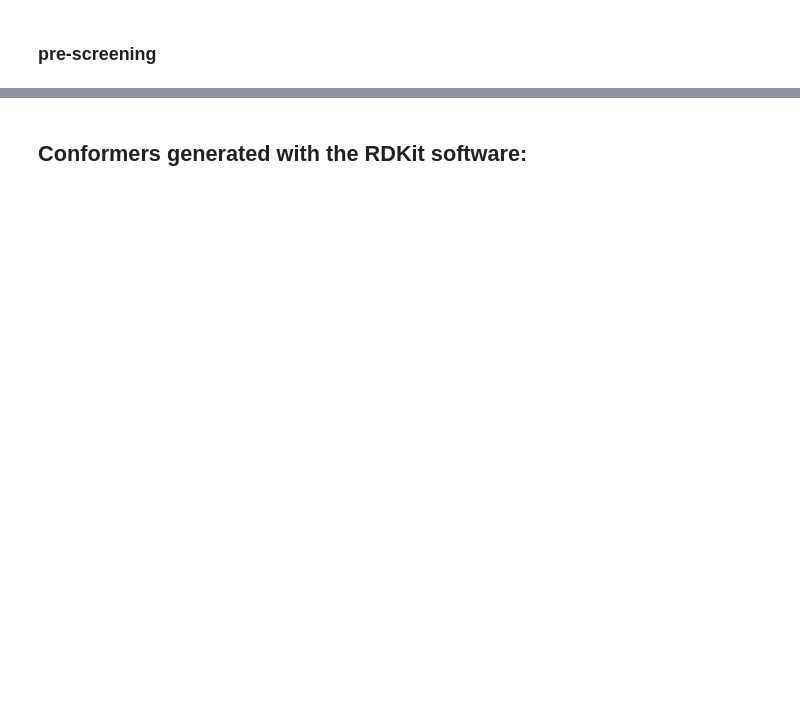
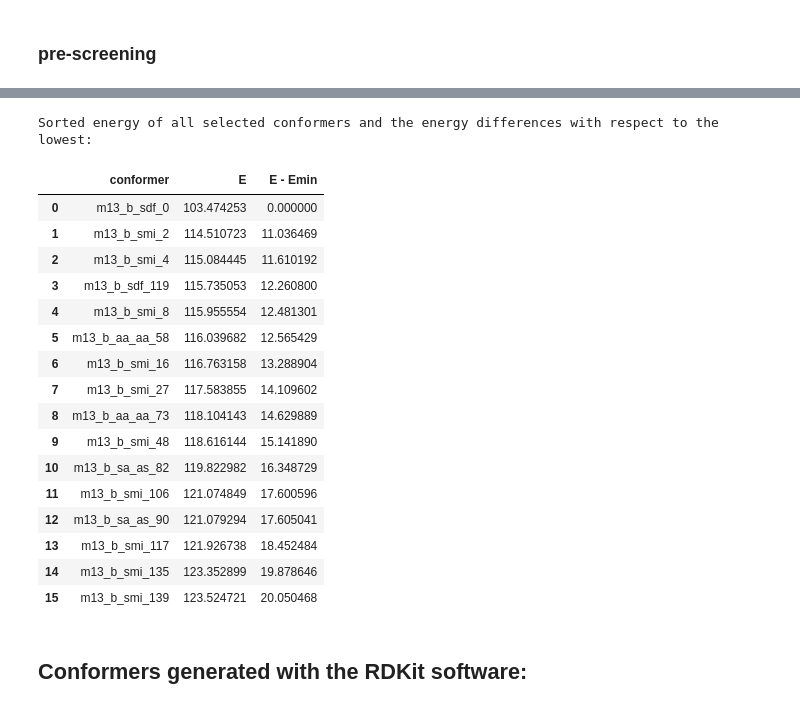
Before and after one commit to gosiao/icho-notebooks, a Jupyter notebook: conformers_m13.ipynb, the cells around one changed output, grey strips where cells are left out. Saved outputs shown, nothing was run; the diff lists cells and outputs as text; code cells hidden in the pictures; blank space fills up the shorter version.

```diff
--- a/conformers_m13.ipynb
+++ b/conformers_m13.ipynb
@@ -254,0 +251,33 @@ p_b.show()
+# %%
+# 1. calculate the similarity matrix between all pairs of conformers and sort its elements from the lowest
+# (the most similar structures) to the largest values (the most different structures)
+similarity_matrix_b = make_similarity_matrix(allmol_m13_b)
+similarity_matrix_b_sorted = sorted(similarity_matrix_b.items(), key=lambda x: x[1])
+
+# 2. remove duplicates:
+# for all pairs of structures, for which the similarity value is lower than threshold ("similarity_thresh"),
+# compare energies; then if the energies are similar (controlled by the "energy_thresh"),
+#then remove the one with higher energy
+
+to_be_deleted = []
+similarity_thresh = 1.5 # Angstrom (same as Balloon's original RMSD threshold used for conformer generation)
+energy_thresh     = 1.0 # kcal/mol (Balloon original threshold used for conformer generation is 25 kcal/mol)
+
+for pair in similarity_matrix_b_sorted:
+    if pair[1] < similarity_thresh:
+        conf1 = pair[0][0]
+        conf2 = pair[0][1]
+        if abs(energy_m13_b[conf1] - energy_m13_b[conf2]) < energy_thresh:
+            #print("conf1, conf2, E(conf1), E(conf2) = ", conf1, conf2, energy_m13_b[conf1], energy_m13_b[conf2])
+            if energy_m13_b[conf1] < energy_m13_b[conf2]:
+                to_be_deleted.append(conf2)
+            else:
+                to_be_deleted.append(conf1)
+
+for mol in to_be_deleted:
+    print("to_be_deleted: ", mol)
+    to_be_deleted_keys = list(k for k in similarity_matrix_b.keys() if mol in k)
+    for k in to_be_deleted_keys:
+        del similarity_matrix_b[k]
+    allmol_m13_b.pop(mol, None)
+    energy_m13_b.pop(mol, None)
@@ -255,2 +316,32 @@ p_b.show()
+# %%
+print("Sorted energy of all selected conformers and the energy differences with respect to the lowest:")
+energy_sorted = sorted(energy_m13_b.items(), key=lambda x: x[1])
+energy_diff = []
+e_min = energy_sorted[0][1]
+for e in energy_sorted:
+    e_diff = e[1] - e_min
+    energy_diff.append([e[0], e[1], e_diff])
+
+e_df = pd.DataFrame(energy_diff, columns=["conformer", "E", "E - Emin"])
+e_df
+# %% [output]
+Sorted energy of all selected conformers and the energy differences with respect to the lowest:
+|  | conformer | E | E - Emin |
+| 0 | m13_b_sdf_0 | 103.474253 | 0.000000 |
+| 1 | m13_b_smi_2 | 114.510723 | 11.036469 |
+| 2 | m13_b_smi_4 | 115.084445 | 11.610192 |
+| 3 | m13_b_sdf_119 | 115.735053 | 12.260800 |
+| 4 | m13_b_smi_8 | 115.955554 | 12.481301 |
+| 5 | m13_b_aa_aa_58 | 116.039682 | 12.565429 |
+| 6 | m13_b_smi_16 | 116.763158 | 13.288904 |
+| 7 | m13_b_smi_27 | 117.583855 | 14.109602 |
+| 8 | m13_b_aa_aa_73 | 118.104143 | 14.629889 |
+| 9 | m13_b_smi_48 | 118.616144 | 15.141890 |
+| 10 | m13_b_sa_as_82 | 119.822982 | 16.348729 |
+| 11 | m13_b_smi_106 | 121.074849 | 17.600596 |
+| 12 | m13_b_sa_as_90 | 121.079294 | 17.605041 |
+| 13 | m13_b_smi_117 | 121.926738 | 18.452484 |
+| 14 | m13_b_smi_135 | 123.352899 | 19.878646 |
+| 15 | m13_b_smi_139 | 123.524721 | 20.050468 |
 # %% [markdown]
 ## Conformers generated with the RDKit software:
```
Also changed, not shown: parts of 61 cells of this notebook, 2 other files.
